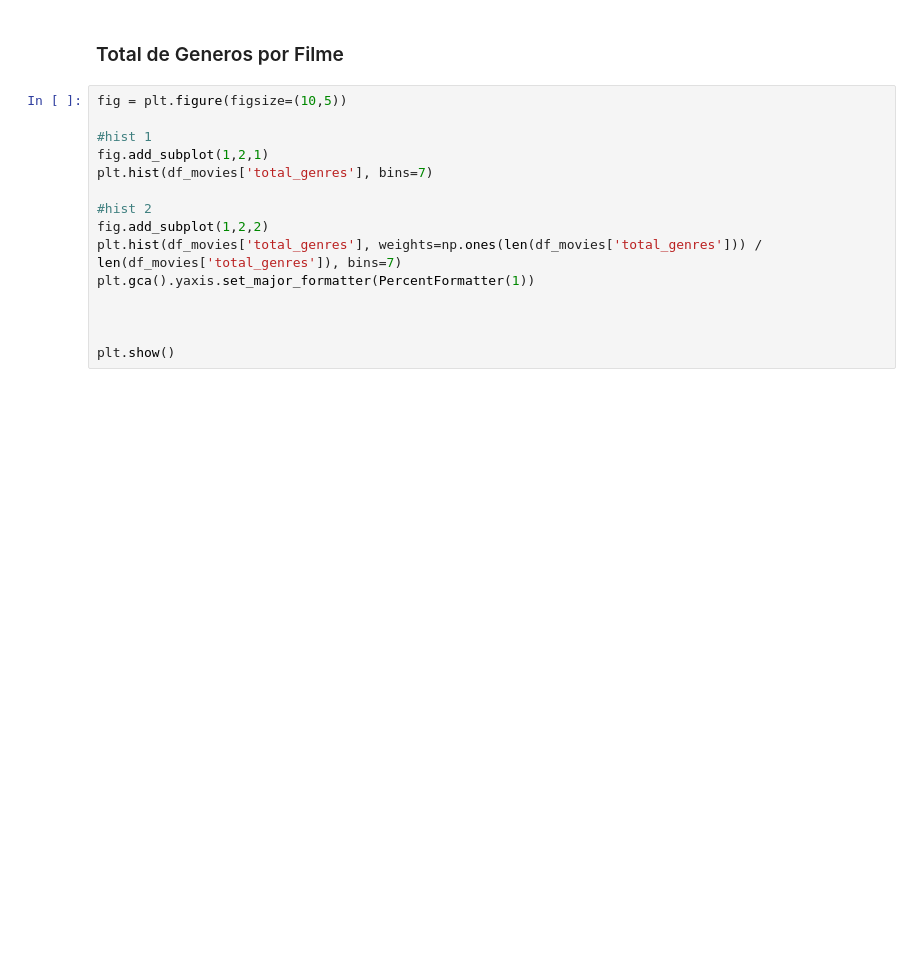
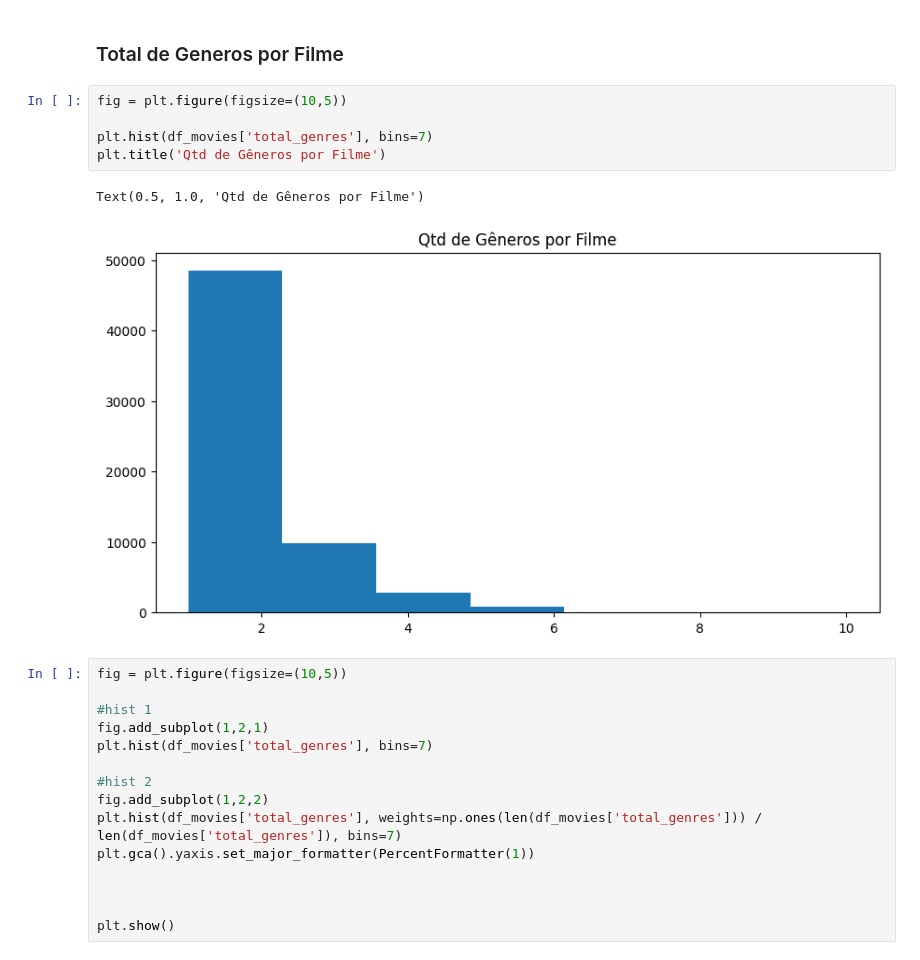
Before and after one commit to marromcruz/projeto-interdisciplinar-ifsp, a Jupyter notebook: eda.ipynb, the cells around one changed output. Drawn from its saved outputs; the diff is of its cells as text; blank space fills up the shorter version.

```diff
--- a/eda.ipynb
+++ b/eda.ipynb
@@ -166,5 +247,13 @@ df_movies.head(2)
 # %% [markdown]
 ### Total de Generos por Filme
+# %%
+fig = plt.figure(figsize=(10,5))
+
+plt.hist(df_movies['total_genres'], bins=7)
+plt.title('Qtd de Gêneros por Filme')
+# %% [output]
+Text(0.5, 1.0, 'Qtd de Gêneros por Filme')
+[figure, added]
 # %%
 fig = plt.figure(figsize=(10,5))
 
```
Also changed, not shown: parts of 16 cells of this notebook.
